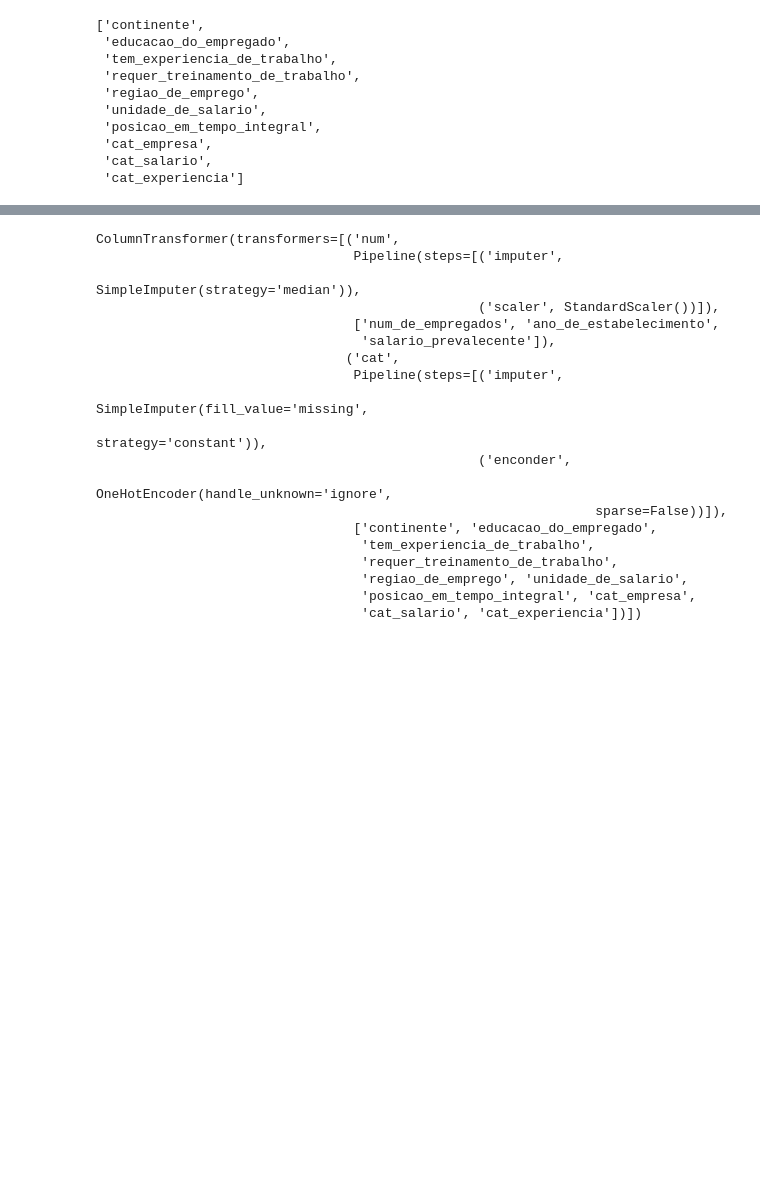
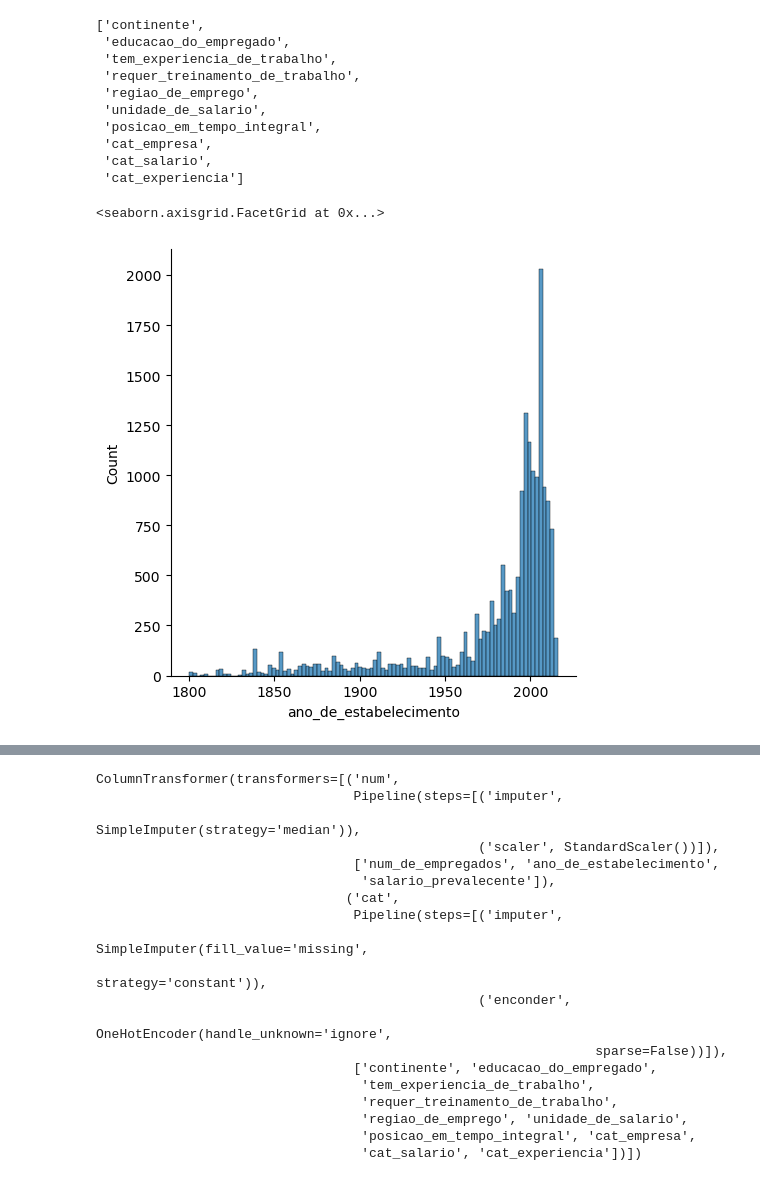
Before and after one commit to Reyso/olympiad_studens, a Jupyter notebook: sub6.ipynb, the cells around one changed output, grey strips where cells are left out. Saved outputs shown, nothing was run; the diff lists cells and outputs as text; code cells hidden in the pictures; blank space fills up the shorter version.

```diff
--- a/sub6.ipynb
+++ b/sub6.ipynb
@@ -161,3 +161,8 @@ categorical_features
  'cat_empresa',
  'cat_salario',
  'cat_experiencia']
+# %%
+sns.displot(df['ano_de_estabelecimento'])
+# %% [output]
+<seaborn.axisgrid.FacetGrid at 0x...>
+[figure, added]
```
Also changed, not shown: parts of 16 cells of this notebook.
